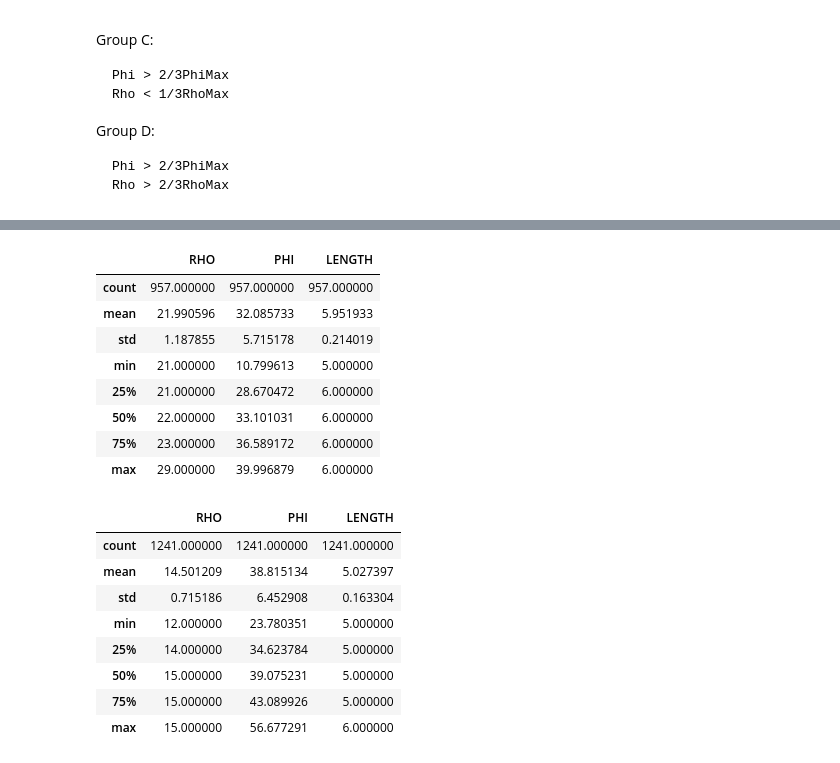
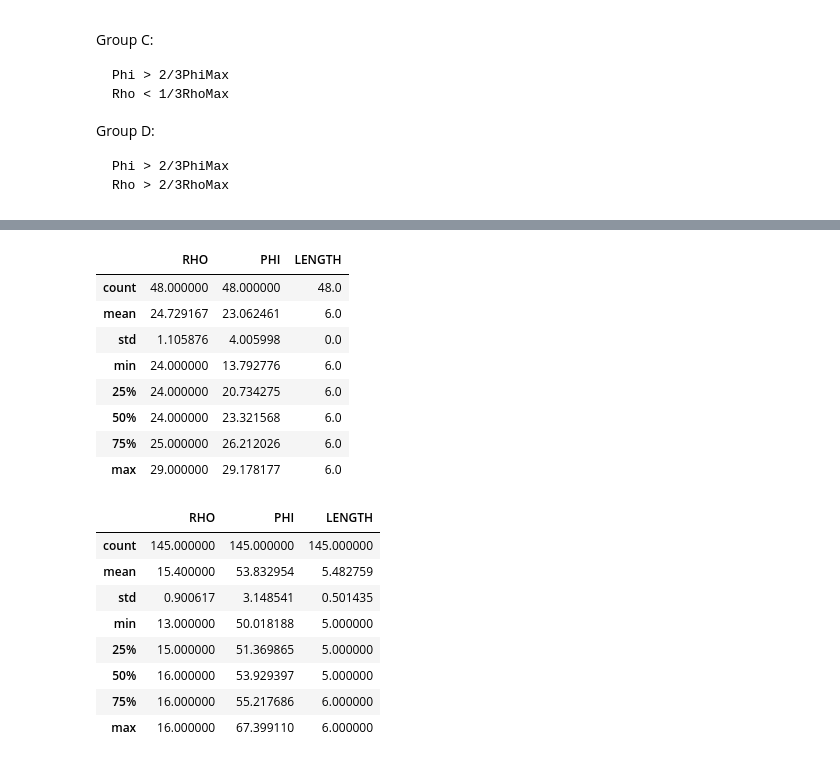
Before and after one commit to wakaru44/letter_counting, a Jupyter notebook: code/Letter Counting.ipynb, the cells around one changed output, grey strips where cells are left out. Cells and saved outputs as stored; diff of their text form; code cells hidden in the pictures.

```diff
--- a/code/Letter Counting.ipynb
+++ b/code/Letter Counting.ipynb
@@ -629,7 +631,7 @@ def build_word_group_b(dataset):
         Group B:
 
             Phi < 1/3PhiMax  ( > 100 )
-            Rho > 2/3RhoMax
+            Rho > 2/3 RhoMax
 
 
     """
@@ -641,14 +643,16 @@ def build_word_group_b(dataset):
     words = words.loc[words["PALABRA"].apply(filter_chars)]
     #print(len(words))
     # filter_phi
-    min_phi = 0
-    max_phi = 40
-    wordsaphi = words.loc[words["PHI"].apply(lambda x: filter_phi(x,min_phi,max_phi) )]
+    lim_min_phi = words.PHI.min()
+    alcanze = words.PHI.max() - words.PHI.min()
+    lim_max_phi = (( alcanze / 3 ) * 1 ) + lim_min_phi # Take 1/3 of the difference between Phi Max and Phi Min
+    wordsaphi = words.loc[words["PHI"].apply(lambda x: filter_phi(x,lim_min_phi,lim_max_phi) )]
     #print(len(wordsaphi))
     # filter_rho
-    min_rho = 20
-    max_rho = 99999
-    wordsrho = wordsaphi.loc[wordsaphi["RHO"].apply(lambda x: filter_rho(x,min_rho,max_rho) )]
+    alcanze = words.RHO.max() - words.RHO.min()
+    lim_min_rho = (( alcanze / 3 ) * 2 ) + words.RHO.min()
+    lim_max_rho = 9999
+    wordsrho = wordsaphi.loc[wordsaphi["RHO"].apply(lambda x: filter_rho(x,lim_min_rho,lim_max_rho) )]
     #print(len(wordsrho))
     return wordsrho
 
@@ -658,61 +662,63 @@ groupB = build_word_group_b(data)
 groupB.describe()
 # %% [output]
 |  | RHO | PHI | LENGTH |
-| count | 957.000000 | 957.000000 | 957.000000 |
-| mean | 21.990596 | 32.085733 | 5.951933 |
-| std | 1.187855 | 5.715178 | 0.214019 |
-| min | 21.000000 | 10.799613 | 5.000000 |
-| 25% | 21.000000 | 28.670472 | 6.000000 |
-| 50% | 22.000000 | 33.101031 | 6.000000 |
-| 75% | 23.000000 | 36.589172 | 6.000000 |
-| max | 29.000000 | 39.996879 | 6.000000 |
+| count | 48.000000 | 48.000000 | 48.0 |
+| mean | 24.729167 | 23.062461 | 6.0 |
+| std | 1.105876 | 4.005998 | 0.0 |
+| min | 24.000000 | 13.792776 | 6.0 |
+| 25% | 24.000000 | 20.734275 | 6.0 |
+| 50% | 24.000000 | 23.321568 | 6.0 |
+| 75% | 25.000000 | 26.212026 | 6.0 |
+| max | 29.000000 | 29.178177 | 6.0 |
 # %%
 ## Building the 3rd group, the 1st of the second column
 
 def build_word_group_c(dataset):
     """
     Build a word group given a set of parameters
 
     Group C:
 
         Phi > 2/3PhiMax
         Rho < 1/3RhoMax
 
 
     """
     # filter_length # Between 5 and 6 characters long
     min_l = 5
     max_l = 6
     #print(len(dataset))
     words = dataset.loc[dataset["LENGTH"].apply(lambda x: filter_length(x,min_l,max_l))]
     words = words.loc[words["PALABRA"].apply(filter_chars)]
     #print(len(words))
     # filter_phi
-    min_phi = (words.PHI.max() / 3 ) * 1 # 2/3 of Phi Max
-    max_phi = 99999
-    wordsaphi = words.loc[words["PHI"].apply(lambda x: filter_phi(x,min_phi,max_phi) )]
+    alcanze = words.PHI.max() - words.PHI.min()
+    lim_min_phi = ((alcanze / 3 ) * 2 ) + words.PHI.min() # 2/3 of Phi Max
+    lim_max_phi = 99999
+    wordsaphi = words.loc[words["PHI"].apply(lambda x: filter_phi(x,lim_min_phi,lim_max_phi) )]
     #print(len(wordsaphi))
     # filter_rho
-    min_rho = 0
-    max_rho = ( example.RHO.max() / 3 ) * 1.6 # 1.6/3 of Rho Max
-    wordsrho = wordsaphi.loc[wordsaphi["RHO"].apply(lambda x: filter_rho(x,min_rho,max_rho) )]
+    lim_min_rho = 0
+    alcanze = wordsaphi.RHO.max() - wordsaphi.RHO.min()
+    lim_max_rho = ((( alcanze / 3 ) * 1 ) + wordsaphi.RHO.min() ) # 1/3 of Rho Max
+    wordsrho = wordsaphi.loc[wordsaphi["RHO"].apply(lambda x: filter_rho(x,lim_min_rho,lim_max_rho) )]
     #print(len(wordsrho))
     return wordsrho
 
 
 
 groupC = build_word_group_c(data)
 groupC.describe()
 # %% [output]
 |  | RHO | PHI | LENGTH |
-| count | 1241.000000 | 1241.000000 | 1241.000000 |
-| mean | 14.501209 | 38.815134 | 5.027397 |
-| std | 0.715186 | 6.452908 | 0.163304 |
-| min | 12.000000 | 23.780351 | 5.000000 |
-| 25% | 14.000000 | 34.623784 | 5.000000 |
-| 50% | 15.000000 | 39.075231 | 5.000000 |
-| 75% | 15.000000 | 43.089926 | 5.000000 |
-| max | 15.000000 | 56.677291 | 6.000000 |
+| count | 145.000000 | 145.000000 | 145.000000 |
+| mean | 15.400000 | 53.832954 | 5.482759 |
+| std | 0.900617 | 3.148541 | 0.501435 |
+| min | 13.000000 | 50.018188 | 5.000000 |
+| 25% | 15.000000 | 51.369865 | 5.000000 |
+| 50% | 16.000000 | 53.929397 | 5.000000 |
+| 75% | 16.000000 | 55.217686 | 6.000000 |
+| max | 16.000000 | 67.399110 | 6.000000 |
 # %%
 ## Building the 4th group, the 2nd of the second column
 
```
Also changed, not shown: parts of 4 cells of this notebook, 4 other files.
